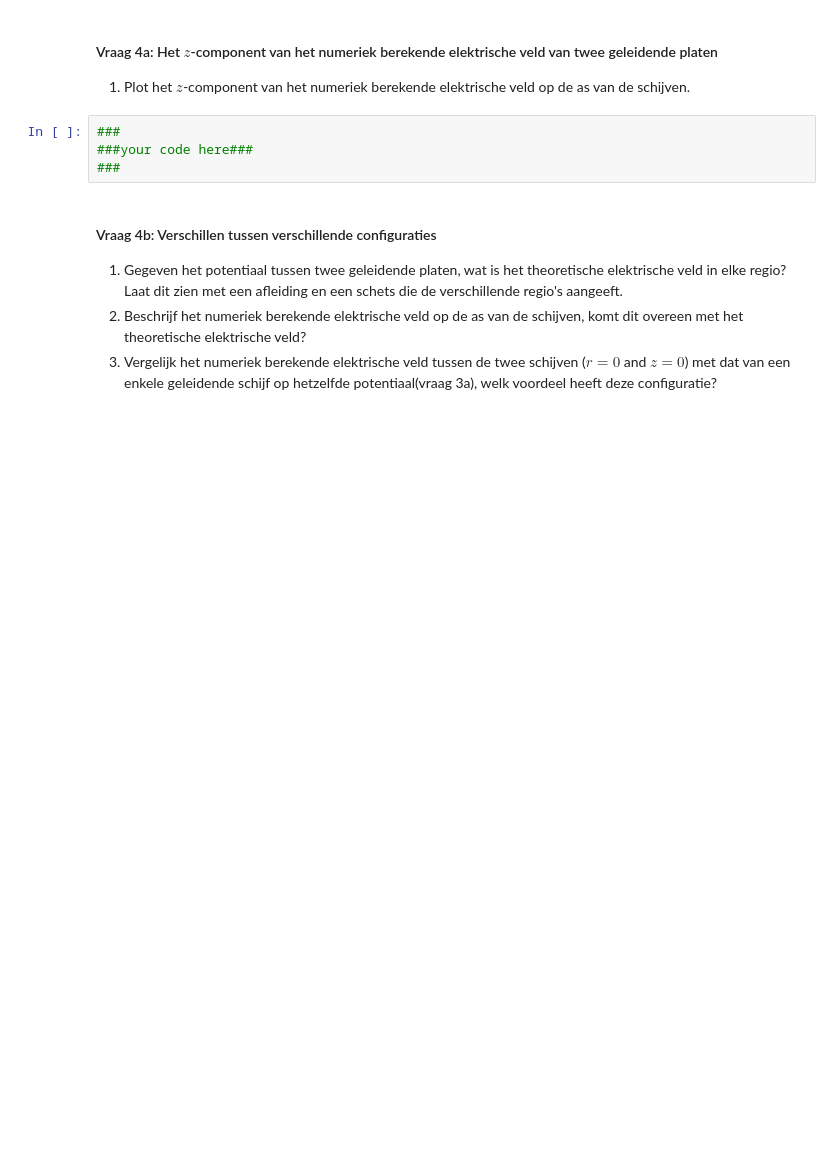
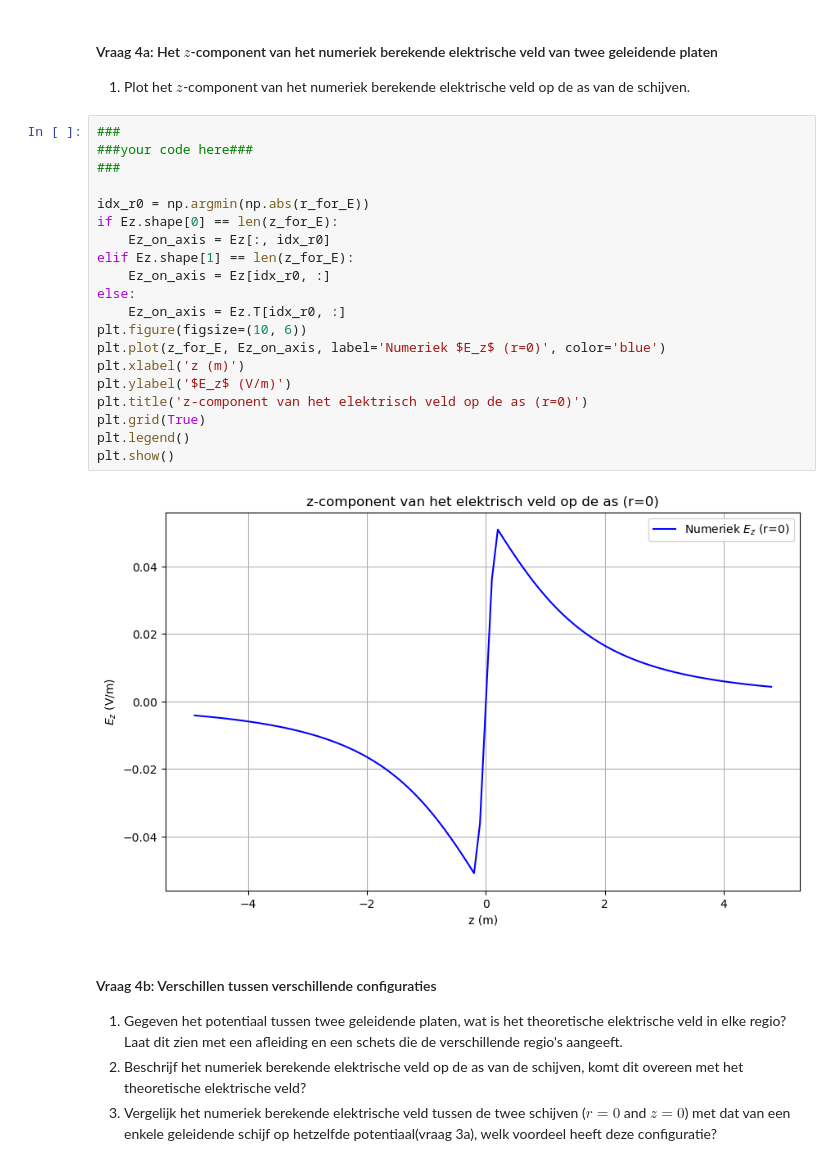
Before and after one commit to lwilt-dot/opdrachten-DEF-D, a Jupyter notebook: DigitaleOntwerpopdrachten/1CondensatorOpdracht/CondensatorOntwerpopdracht.ipynb, the cells around one changed output. Drawn from its saved outputs; the diff is of its cells as text; blank space fills up the shorter version.

```diff
--- a/DigitaleOntwerpopdrachten/1CondensatorOpdracht/CondensatorOntwerpopdracht.ipynb
+++ b/DigitaleOntwerpopdrachten/1CondensatorOpdracht/CondensatorOntwerpopdracht.ipynb
@@ -708,7 +715,25 @@ plot_results_disk(Ez, Er, normE, V, r, z, grid_step, disk_radius, z_pos_disk1, z
 # %%
 ###
 ###your code here###
 ###
+
+idx_r0 = np.argmin(np.abs(r_for_E))
+if Ez.shape[0] == len(z_for_E):
+    Ez_on_axis = Ez[:, idx_r0]
+elif Ez.shape[1] == len(z_for_E):
+    Ez_on_axis = Ez[idx_r0, :]
+else:
+    Ez_on_axis = Ez.T[idx_r0, :]
+plt.figure(figsize=(10, 6))
+plt.plot(z_for_E, Ez_on_axis, label='Numeriek $E_z$ (r=0)', color='blue')
+plt.xlabel('z (m)')
+plt.ylabel('$E_z$ (V/m)')
+plt.title('z-component van het elektrisch veld op de as (r=0)')
+plt.grid(True)
+plt.legend()
+plt.show()
+# %% [output]
+[figure, added]
 # %% [markdown]
 #### Vraag 4b: Verschillen tussen verschillende configuraties
 
```
Also changed, not shown: parts of 7 cells of this notebook.
